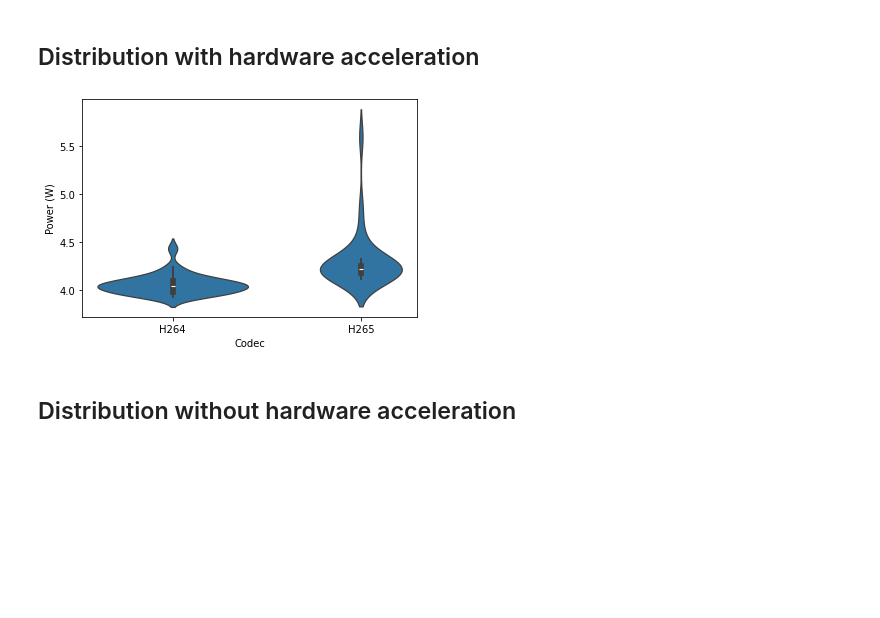
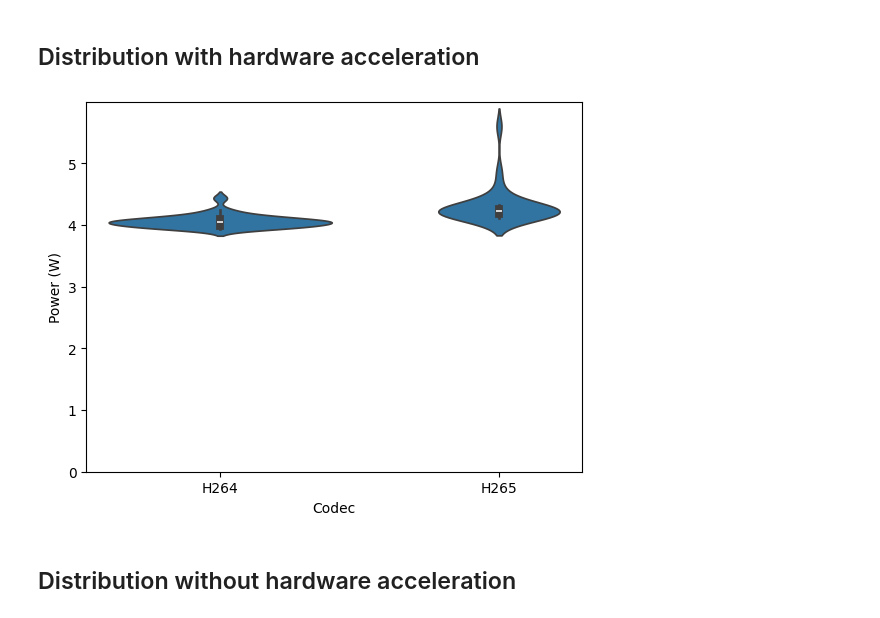
Before and after one commit to JellyAge/video_codec_power_comparison, a Jupyter notebook: chart.ipynb, the cells around one changed output. Cells and saved outputs as stored; diff of their text form; code cells hidden in the pictures; blank space fills up the shorter version.

```diff
--- a/chart.ipynb
+++ b/chart.ipynb
@@ -25,16 +25,16 @@ for file in directory.iterdir():
 # %%
 result = pd.DataFrame({"codec":codec, "hw_accel":hw_accel, "power":y})
 #sns.set(rc={"figure.figsize":(8, 8)})
 
 
 ax = sns.violinplot(result[result["hw_accel"]==True], x="codec", y="power")
-#ax.set_ylim(bottom=0)
+ax.set_ylim(bottom=0)
 ax.set_ylabel("Power (W)")
 ax.set_xlabel("Codec")
 ax.plot()
 plt.savefig("distribution_hwaccel.svg")
 # %% [output]
-[figure, old version]
+[figure, new version]
 # %% [markdown]
 ## Distribution without hardware acceleration
 # %%
```
Also changed, not shown: parts of 1 cell of this notebook, 4 other files.
